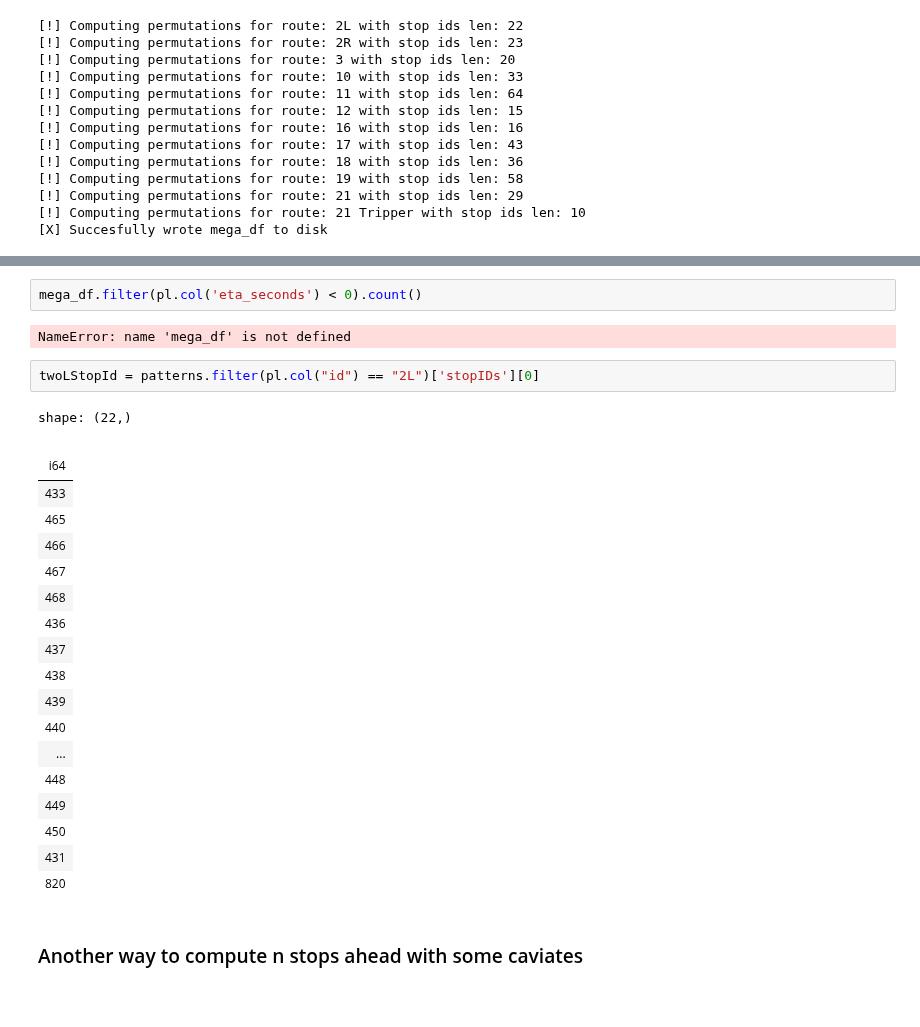
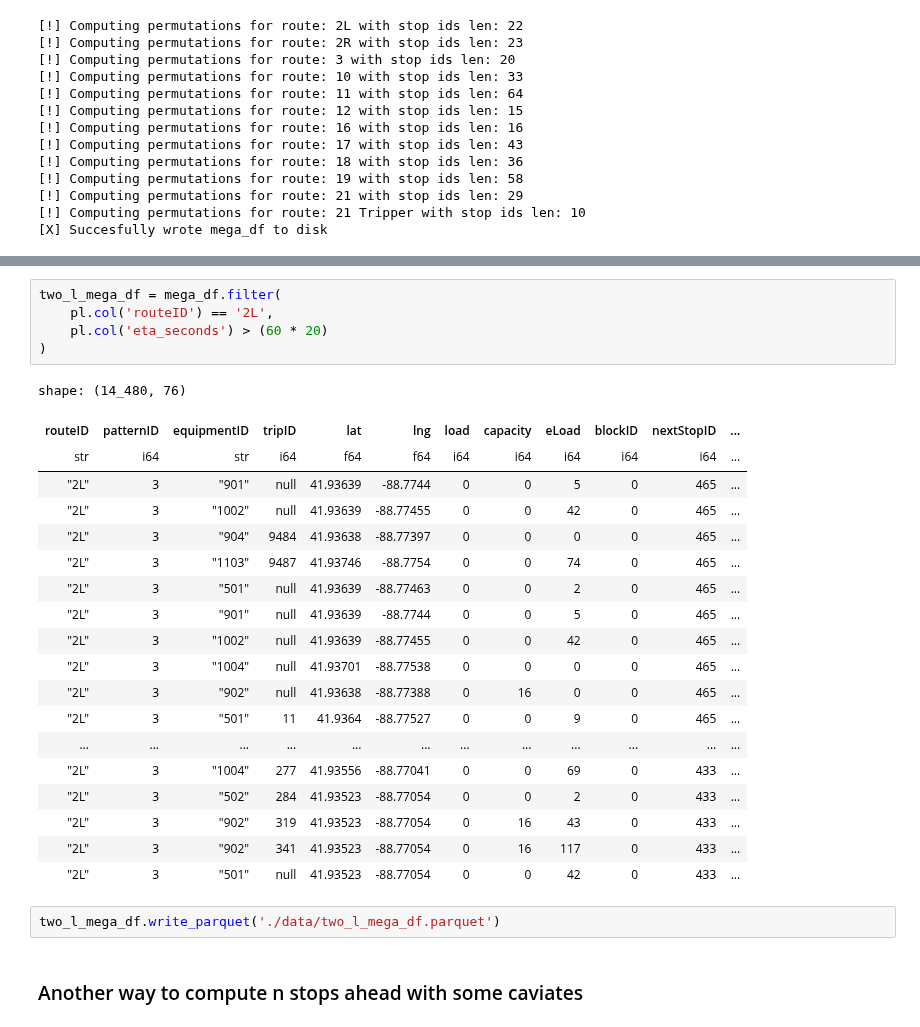
Before and after one commit to shaivilp/Research-Rookies, a Jupyter notebook: dekalb_bus/compute_mega_df.ipynb, the cells around one changed output, grey strips where cells are left out. Drawn from its saved outputs; the diff is of its cells as text; blank space fills up the shorter version.

Commit message:
feat: Added a way to compute only 2L mega diff and eta_seconds within 20 minutes

```diff
--- a/dekalb_bus/compute_mega_df.ipynb
+++ b/dekalb_bus/compute_mega_df.ipynb
@@ -303,32 +303,33 @@ shape: (1_057_985, 12)
 | "21 Tripper" | "67" | 768 | 794 | "Maple St. at DeKalb County Cou… | "Walgreen's" | 2024-09-30 20:07:41 | ... |
 | "21 Tripper" | "67" | 768 | 794 | "Maple St. at DeKalb County Cou… | "Walgreen's" | 2024-09-30 21:09:28 | ... |
 | "21 Tripper" | "67" | 768 | null | "Maple St. at DeKalb County Cou… | null | 2024-09-30 22:03:24 | ... |
-# %%
-mega_df.filter(pl.col('eta_seconds') < 0).count()
-# %% [output]
-NameError: name 'mega_df' is not defined
-# %%
-twoLStopId = patterns.filter(pl.col("id") == "2L")['stopIDs'][0]
-# %% [output]
-shape: (22,)
-|  |
-| i64 |
-| 433 |
-| 465 |
-| 466 |
-| 467 |
-| 468 |
-| 436 |
-| 437 |
-| 438 |
-| 439 |
-| 440 |
-| ... |
-| 448 |
-| 449 |
-| 450 |
-| 431 |
-| 820 |
+# %%
+two_l_mega_df = mega_df.filter(
+    pl.col('routeID') == '2L',
+    pl.col('eta_seconds') > (60 * 20)
+)
+# %% [output]
+shape: (14_480, 76)
+| routeID | patternID | equipmentID | tripID | lat | lng | load | capacity | eLoad | blockID | nextStopID | ... |
+| str | i64 | str | i64 | f64 | f64 | i64 | i64 | i64 | i64 | i64 | ... |
+| "2L" | 3 | "901" | null | 41.93639 | -88.7744 | 0 | 0 | 5 | 0 | 465 | ... |
+| "2L" | 3 | "1002" | null | 41.93639 | -88.77455 | 0 | 0 | 42 | 0 | 465 | ... |
+| "2L" | 3 | "904" | 9484 | 41.93638 | -88.77397 | 0 | 0 | 0 | 0 | 465 | ... |
+| "2L" | 3 | "1103" | 9487 | 41.93746 | -88.7754 | 0 | 0 | 74 | 0 | 465 | ... |
+| "2L" | 3 | "501" | null | 41.93639 | -88.77463 | 0 | 0 | 2 | 0 | 465 | ... |
+| "2L" | 3 | "901" | null | 41.93639 | -88.7744 | 0 | 0 | 5 | 0 | 465 | ... |
+| "2L" | 3 | "1002" | null | 41.93639 | -88.77455 | 0 | 0 | 42 | 0 | 465 | ... |
+| "2L" | 3 | "1004" | null | 41.93701 | -88.77538 | 0 | 0 | 0 | 0 | 465 | ... |
+| "2L" | 3 | "902" | null | 41.93638 | -88.77388 | 0 | 16 | 0 | 0 | 465 | ... |
+| "2L" | 3 | "501" | 11 | 41.9364 | -88.77527 | 0 | 0 | 9 | 0 | 465 | ... |
+| ... | ... | ... | ... | ... | ... | ... | ... | ... | ... | ... | ... |
+| "2L" | 3 | "1004" | 277 | 41.93556 | -88.77041 | 0 | 0 | 69 | 0 | 433 | ... |
+| "2L" | 3 | "502" | 284 | 41.93523 | -88.77054 | 0 | 0 | 2 | 0 | 433 | ... |
+| "2L" | 3 | "902" | 319 | 41.93523 | -88.77054 | 0 | 16 | 43 | 0 | 433 | ... |
+| "2L" | 3 | "902" | 341 | 41.93523 | -88.77054 | 0 | 16 | 117 | 0 | 433 | ... |
+| "2L" | 3 | "501" | null | 41.93523 | -88.77054 | 0 | 0 | 42 | 0 | 433 | ... |
+# %%
+two_l_mega_df.write_parquet('./data/two_l_mega_df.parquet')
 # %% [markdown]
 ### Another way to compute n stops ahead with some caviates
 # %%
```
Also changed, not shown: 1 other file.
